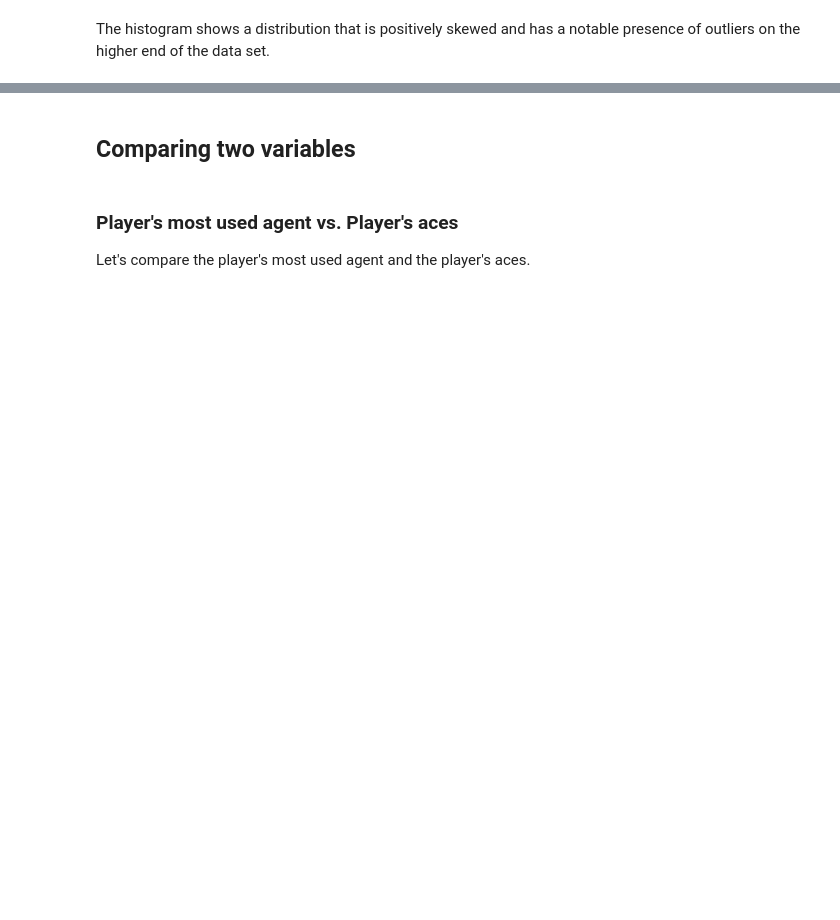
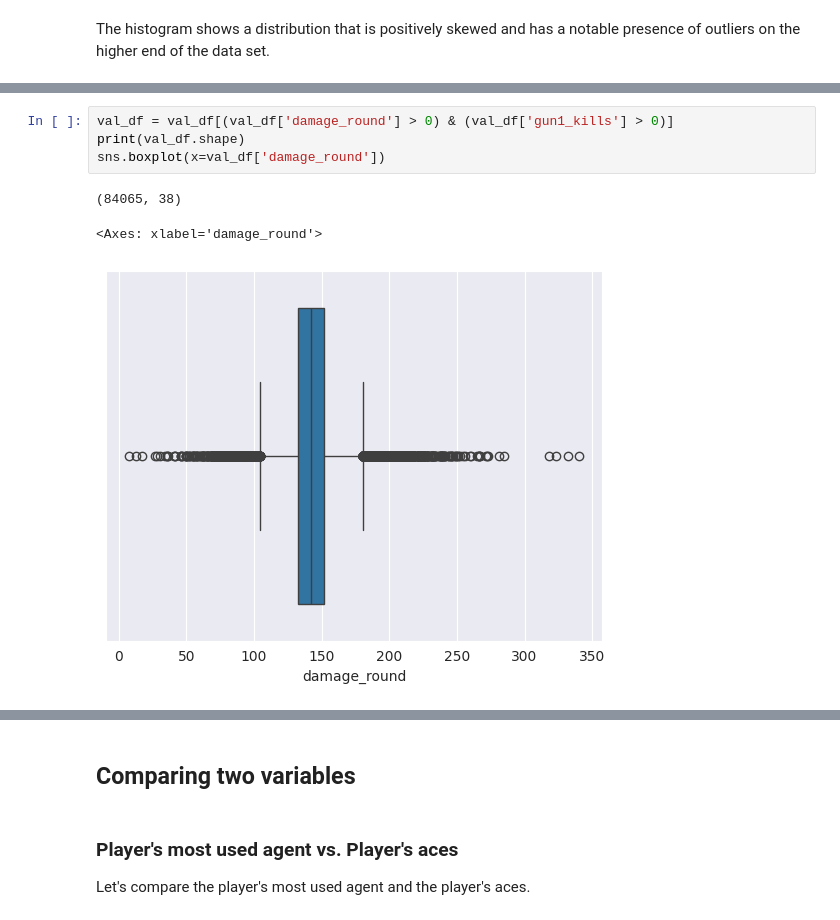
Before and after one commit to grahamogatia/valorant-statistical-modelling, a Jupyter notebook: [CSMODEL] Project - Case Study.ipynb, the cells around one changed output, grey strips where cells are left out. Drawn from its saved outputs; the diff is of its cells as text; blank space fills up the shorter version.

```diff
--- a/[CSMODEL] Project - Case Study.ipynb
+++ b/[CSMODEL] Project - Case Study.ipynb
@@ -808,0 +850,8 @@ The histogram shows a distribution that is positively skewed and has a notable p
+# %%
+val_df = val_df[(val_df['damage_round'] > 0) & (val_df['gun1_kills'] > 0)]
+print(val_df.shape)
+sns.boxplot(x=val_df['damage_round'])
+# %% [output]
+(84065, 38)
+<Axes: xlabel='damage_round'>
+[figure, added]
```
Also changed, not shown: parts of 72 cells of this notebook.
